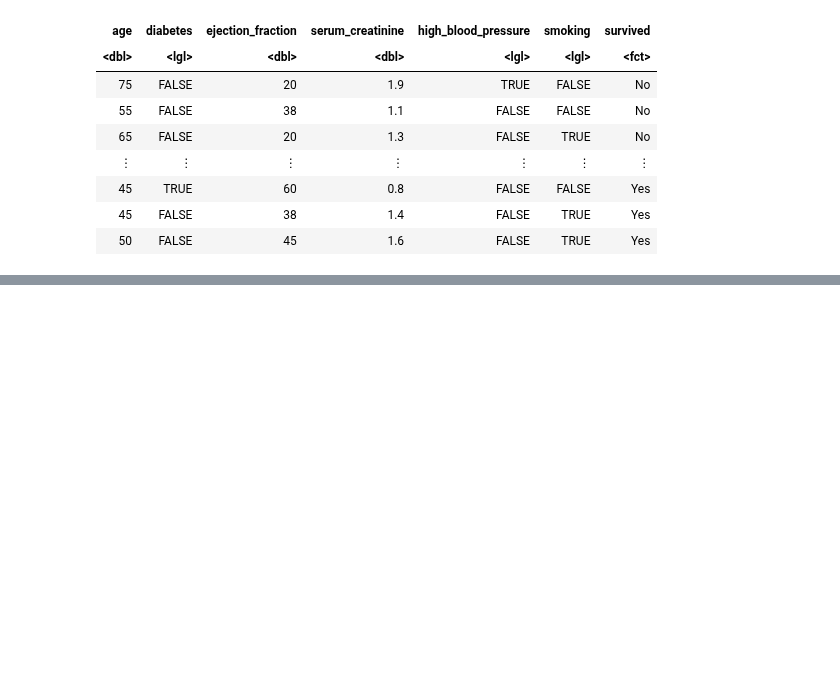
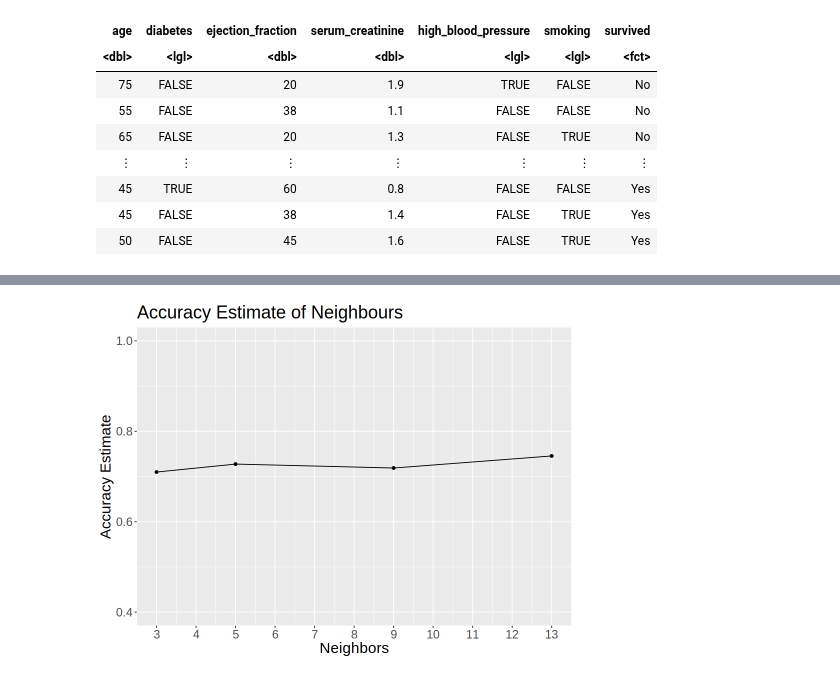
Before and after one commit to KristenisHuaiyi/Data_Science_Project, a Jupyter notebook: Proposal_2.ipynb, the cells around one changed output, grey strips where cells are left out. Cells and saved outputs as stored; diff of their text form; code cells hidden in the pictures; blank space fills up the shorter version.

```diff
--- a/Proposal_2.ipynb
+++ b/Proposal_2.ipynb
@@ -77,0 +138,8 @@ A tibble: 299 × 7
+# %%
+#preprocess data to be centered and scaled
+#DEATH_EVENT is the response,
+#age and ejection_fraction are predictors
+heart_recipe <- recipe(survived ~ age + ejection_fraction, data = heart_train) |>
+                step_scale(all_predictors()) |>
+                step_center(all_predictors())
+heart_recipe
@@ -77,0 +159,16 @@ A tibble: 299 × 7
+# %%
+#Here we want to do the preparation for finding the best K, so we first apply cross-validation.
+#We split training data to 5 validation set.
+heart_vfold <- vfold_cv(heart_train, v = 5, strata = survived)
+
+knn_tune <- nearest_neighbor(weight_func = "rectangular",
+                             neighbors = tune()) |>
+            set_engine("kknn") |>
+            set_mode("classification")
+
+knn_results <- workflow() |>
+                add_recipe(heart_recipe) |>
+                add_model(knn_tune) |>
+                tune_grid(resamples = heart_vfold, grid = 5) |>
+                collect_metrics()
+knn_results
@@ -77,0 +186,16 @@ A tibble: 299 × 7
+# %%
+accuracies <- knn_results |>
+            filter(.metric == "accuracy")
+
+#visualize the neighbors versus accuracy estimate, therefore, we can find the most optimal K value.
+accuracy_versus_k <- ggplot(accuracies, aes(x = neighbors, y = mean)) +
+                    geom_point() +
+                    geom_line() +
+                    labs(x = "Neighbors", y = "Accuracy Estimate") +
+                    ggtitle("Accuracy Estimate of Neighbours") +
+                    scale_x_continuous(breaks = seq(0, 20, by = 1)) +
+                    scale_y_continuous(limits = c(0.4, 1.0)) +
+                    theme(text = element_text(size = 18))
+accuracy_versus_k
+# %% [output]
+[figure, added]
```
Also changed, not shown: parts of 9 cells of this notebook.
